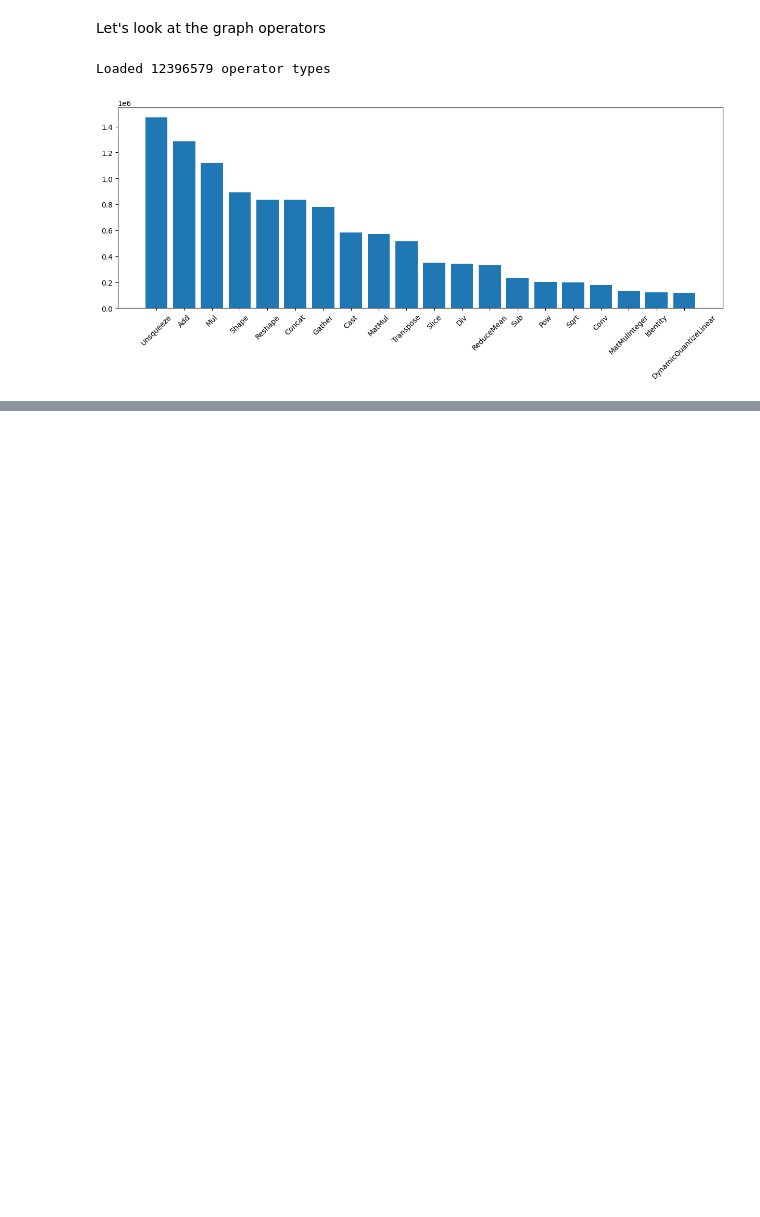
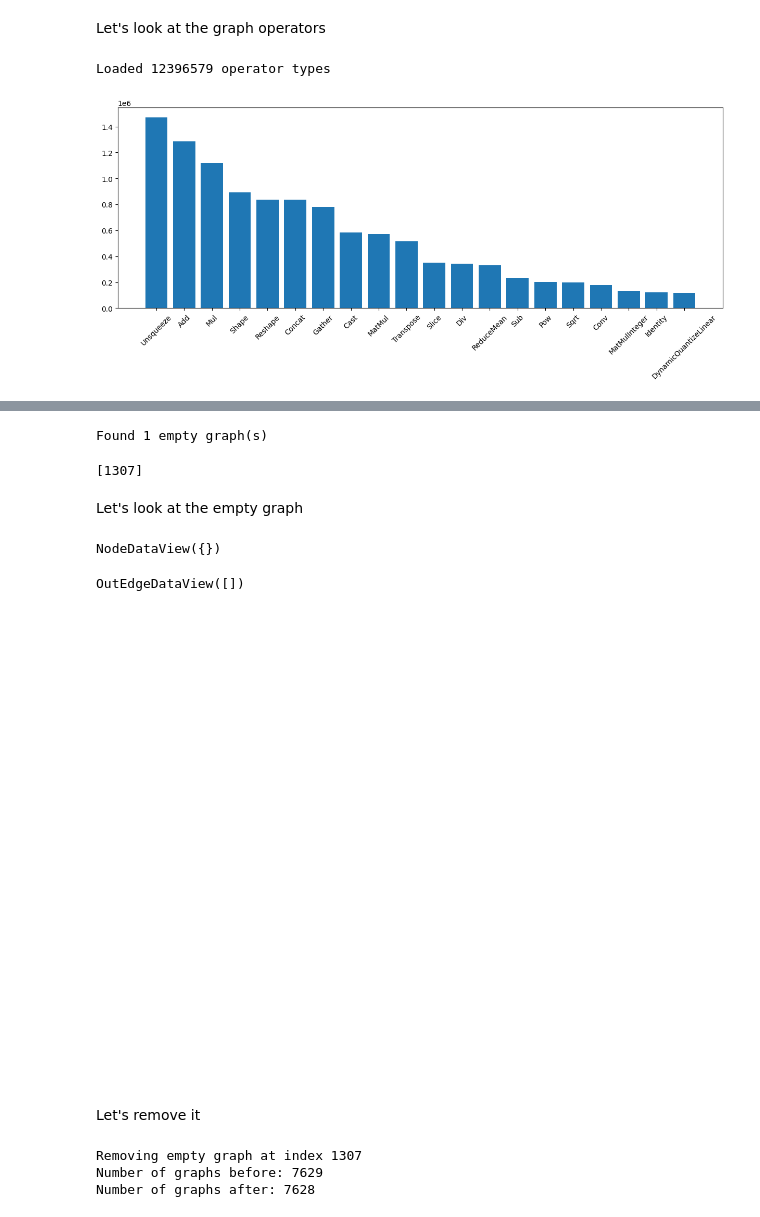
Before and after one commit to wdmdev/EdgeGen, a Jupyter notebook: notebooks/01_younger_exploration.ipynb, the cells around one changed output, grey strips where cells are left out. Saved outputs shown, nothing was run; the diff lists cells and outputs as text; code cells hidden in the pictures; blank space fills up the shorter version.

Commit message:
add explorative data analysis

```diff
--- a/notebooks/01_younger_exploration.ipynb
+++ b/notebooks/01_younger_exploration.ipynb
@@ -93,0 +124,46 @@ plt.show()
+# %%
+empty_graph_idxs = []
+
+# Find graphs with no nodes
+for i, graph_path in tqdm(enumerate(graph_paths), total=len(graph_paths)):
+    NN = Network()
+    NN.load(pathlib.Path(graph_path))
+    if len(NN.graph.nodes) == 0:
+        empty_graph_idxs.append(i)
+
+print(f"Found {len(empty_graph_idxs)} empty graph(s)")
+# %% [output]
+Found 1 empty graph(s)
+# %%
+print(empty_graph_idxs)
+# %% [output]
+[1307]
+# %% [markdown]
+Let's look at the empty graph
+# %%
+empty_graph = Network()
+empty_graph.load(pathlib.Path(graph_paths[empty_graph_idxs[0]]))
+# %%
+empty_graph.graph.nodes(data=True)
+# %% [output]
+NodeDataView({})
+# %%
+empty_graph.graph.edges(data=True)
+# %% [output]
+OutEdgeDataView([])
+# %%
+# plot the graph
+nx.draw(empty_graph.graph, with_labels=True, font_weight='bold')
+# %% [output]
+[figure, added]
+# %% [markdown]
+Let's remove it
+# %%
+print(f"Removing empty graph at index {empty_graph_idxs[0]}")
+print(f"Number of graphs before: {len(graph_paths)}")
+graph_paths.pop(empty_graph_idxs[0])
+print(f"Number of graphs after: {len(graph_paths)}")
+# %% [output]
+Removing empty graph at index 1307
+Number of graphs before: 7629
+Number of graphs after: 7628
```
Also changed, not shown: parts of 18 cells of this notebook.
